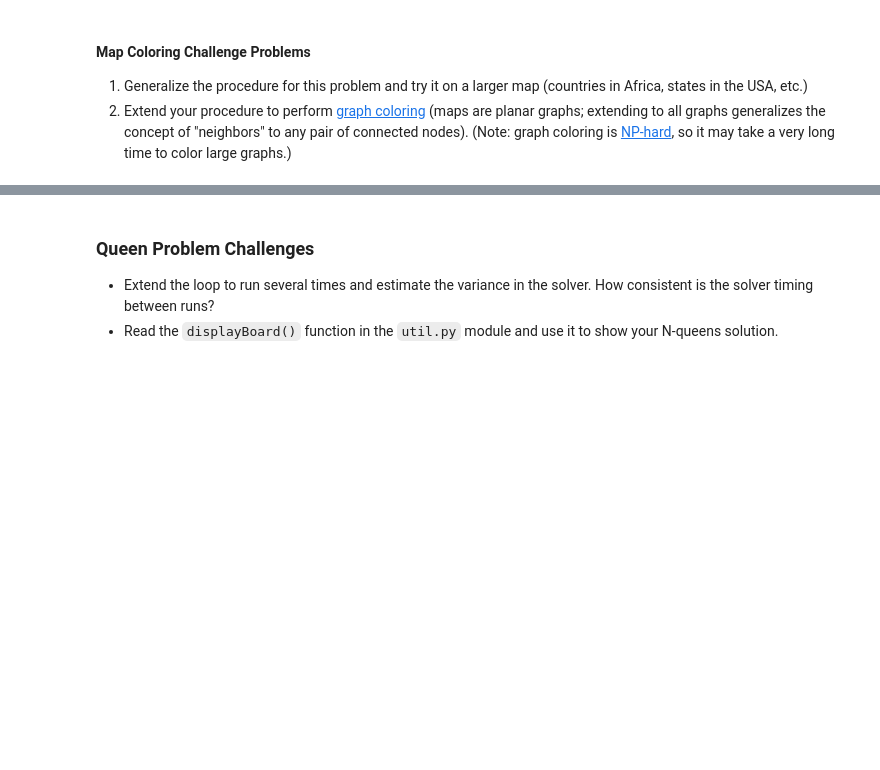
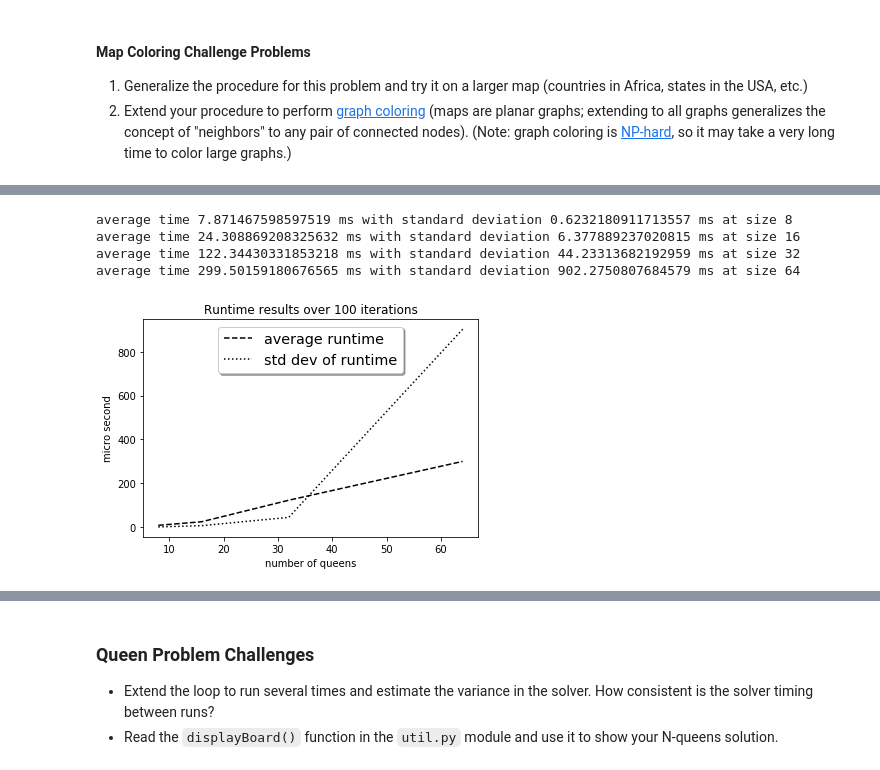
Before and after one commit to randomwalk10/udacity_artificial_intelligence_solutions, a Jupyter notebook: Exercises/1_Constraint Satisfaction/AIND-Constraint_Satisfaction.ipynb, the cells around one changed output, grey strips where cells are left out. Drawn from its saved outputs; the diff is of its cells as text; code cells hidden in the pictures; blank space fills up the shorter version.

Commit message:
oct 11, 2018: -add missing solution to constraint satisfaction problem

```diff
--- a/Exercises/1_Constraint Satisfaction/AIND-Constraint_Satisfaction.ipynb
+++ b/Exercises/1_Constraint Satisfaction/AIND-Constraint_Satisfaction.ipynb
@@ -138,10 +187,3 @@ In this encoding, we only need a constraint to make sure that no two queens occu
 
 #### IMPLEMENTATION: N-Queens Solver
 Complete the function below to take an integer N >= 5 and return a Z3 solver instance with appropriate constraints to solve the N-Queens problem. NOTE: it may take a few minutes for the solver to complete the suggested sizes below.
-# %%
-def Abs(x):
-    return If(x >= 0, x, -x)
-
-def nqueens(N):
-    # TODO: Finish this function!
-    raise NotImplementedError
@@ -165,0 +231,39 @@ plt.plot(sizes, runtimes)
+# %%
+import numpy as np
+n_iter = 100
+avg_list = []
+stddev_list = []
+for N in sizes:
+    runtimes = []
+    for i in range(n_iter):
+        nq_solver = nqueens(N)
+        start = time.perf_counter()
+        assert nq_solver.check(), "Uh oh...The solver failed to find a solution. Check your constraints."
+        end = time.perf_counter()
+        #print("{}-queens: {}ms".format(N, (end-start) * 1000))
+        runtimes.append((end - start) * 1000)
+        pass
+    u = np.mean(runtimes)
+    sigma = np.std(runtimes)
+    avg_list.append(u)
+    stddev_list.append(sigma)
+    print("average time {} ms with standard deviation {} ms at size {}".format(u, sigma, N))
+    pass
+# %% [output]
+average time 7.871467598597519 ms with standard deviation 0.6232180911713557 ms at size 8
+average time 24.308869208325632 ms with standard deviation 6.377889237020815 ms at size 16
+average time 122.34430331853218 ms with standard deviation 44.23313682192959 ms at size 32
+average time 299.50159180676565 ms with standard deviation 902.2750807684579 ms at size 64
+# %%
+fig, ax = plt.subplots()
+ax.plot(sizes, avg_list, 'k--', label='average runtime')
+ax.plot(sizes, stddev_list, 'k:', label='std dev of runtime')
+ax.set_xlabel("number of queens")
+ax.set_ylabel("micro second")
+ax.set_title("Runtime results over {} iterations".format(n_iter))
+
+legend = ax.legend(loc='upper center', shadow=True, fontsize='x-large')
+
+plt.show()
+# %% [output]
+[figure, added]
```
Also changed, not shown: parts of 15 cells of this notebook.
